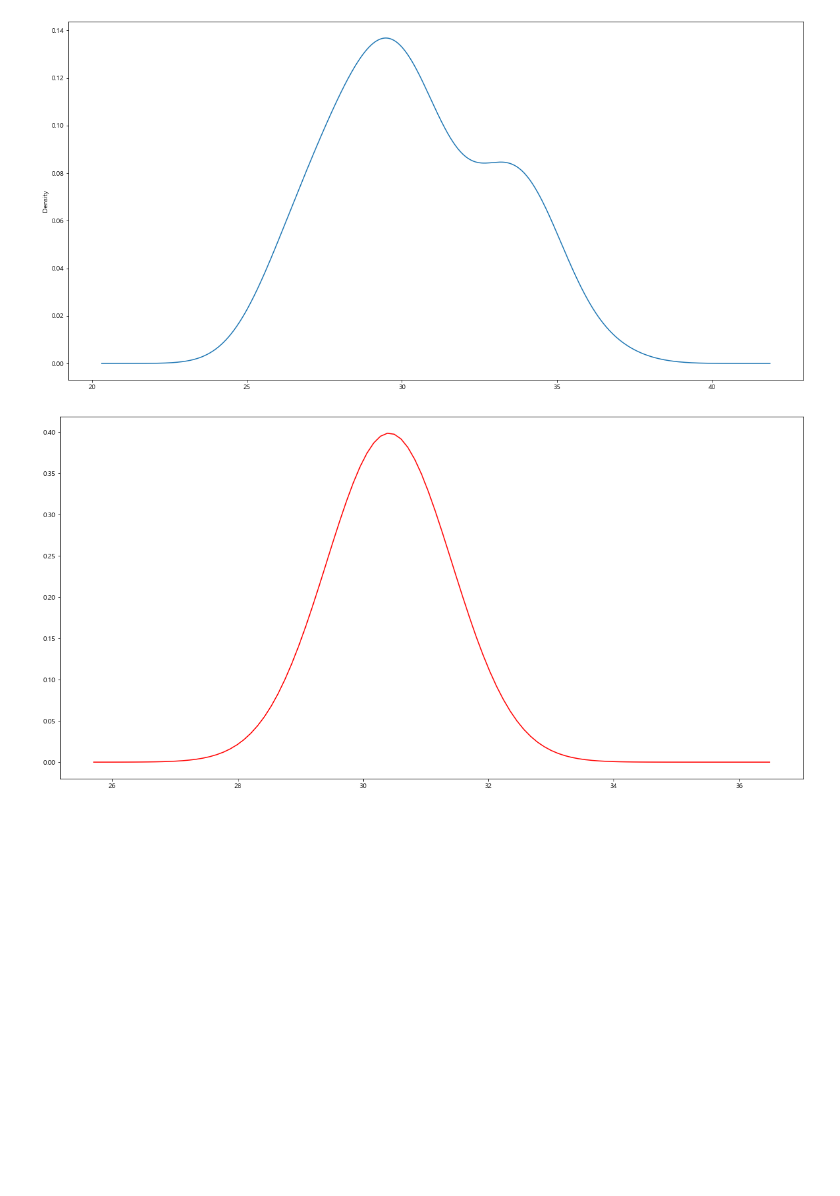
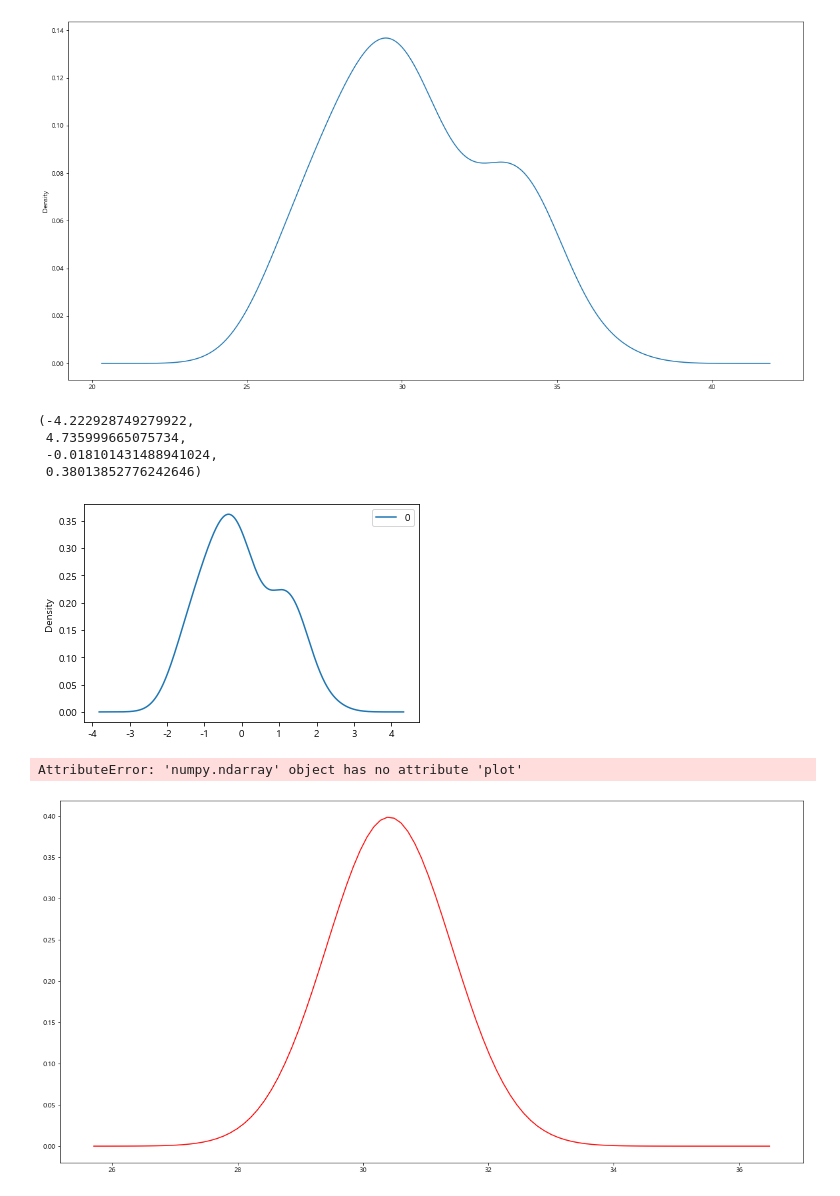
Before and after one commit to kdy7710/Bigdata_Team_Project, a Jupyter notebook: PPL프로젝트용 파일 모음/PPL_Analytics.ipynb, the cells around one changed output. Drawn from its saved outputs; the diff is of its cells as text; code cells hidden in the pictures; blank space fills up the shorter version.

```diff
--- a/PPL프로젝트용 파일 모음/PPL_Analytics.ipynb
+++ b/PPL프로젝트용 파일 모음/PPL_Analytics.ipynb
@@ -194,3 +194,15 @@ plt.show()
 # %% [output]
 (19.23960716587681, 42.953949137440745, -0.006838453670831124, 0.14361072560418725)
 [figure]
+# %%
+# Standardization
+
+pd.DataFrame(stats.zscore(ABC['Row_mean'])).plot.kde()
+
+plt.axis(option='auto')
+# %% [output]
+(-4.222928749279922,
+ 4.735999665075734,
+ -0.018101431488941024,
+ 0.38013852776242646)
+[figure, added]
@@ -197,3 +214,7 @@ plt.show()
+# %%
+x = np.linspace(-4.223,4.736,100)
+# %% [output]
+AttributeError: 'numpy.ndarray' object has no attribute 'plot'
 # %%
 plt.figure(figsize=(20, 10))
 
```
Also changed, not shown: parts of 23 cells of this notebook.
